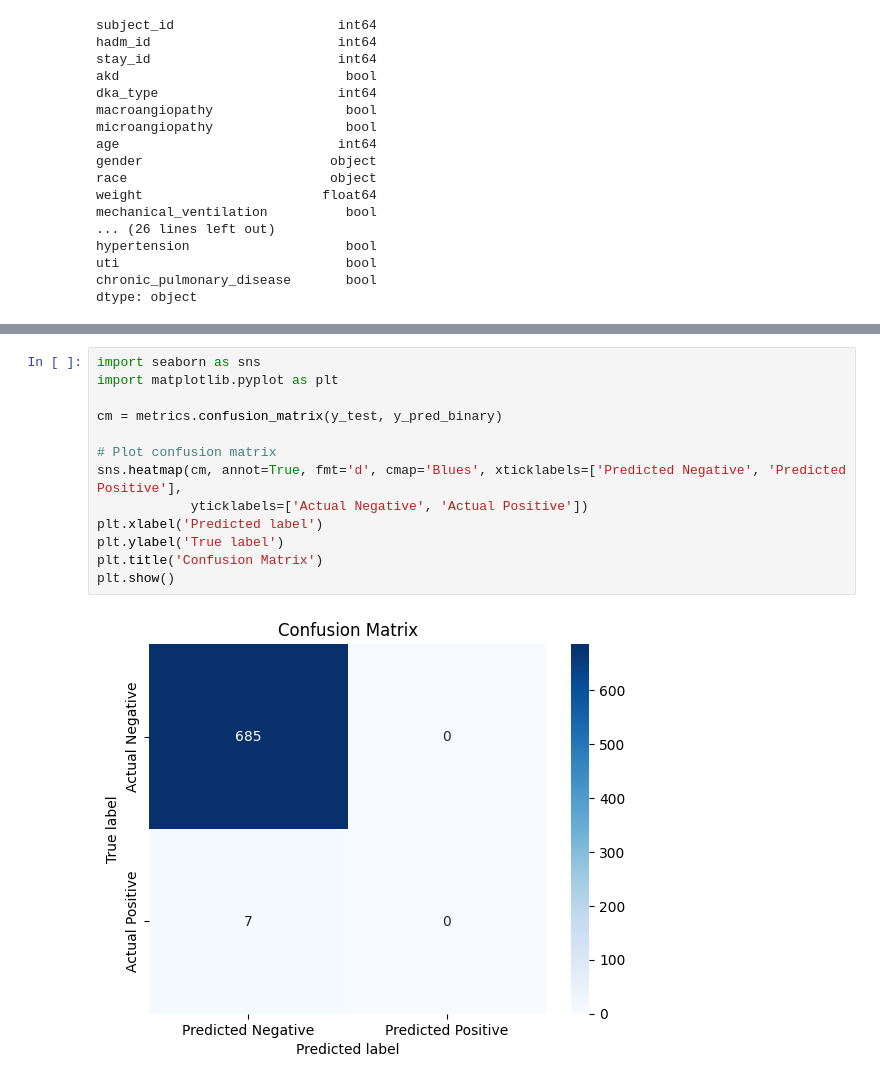
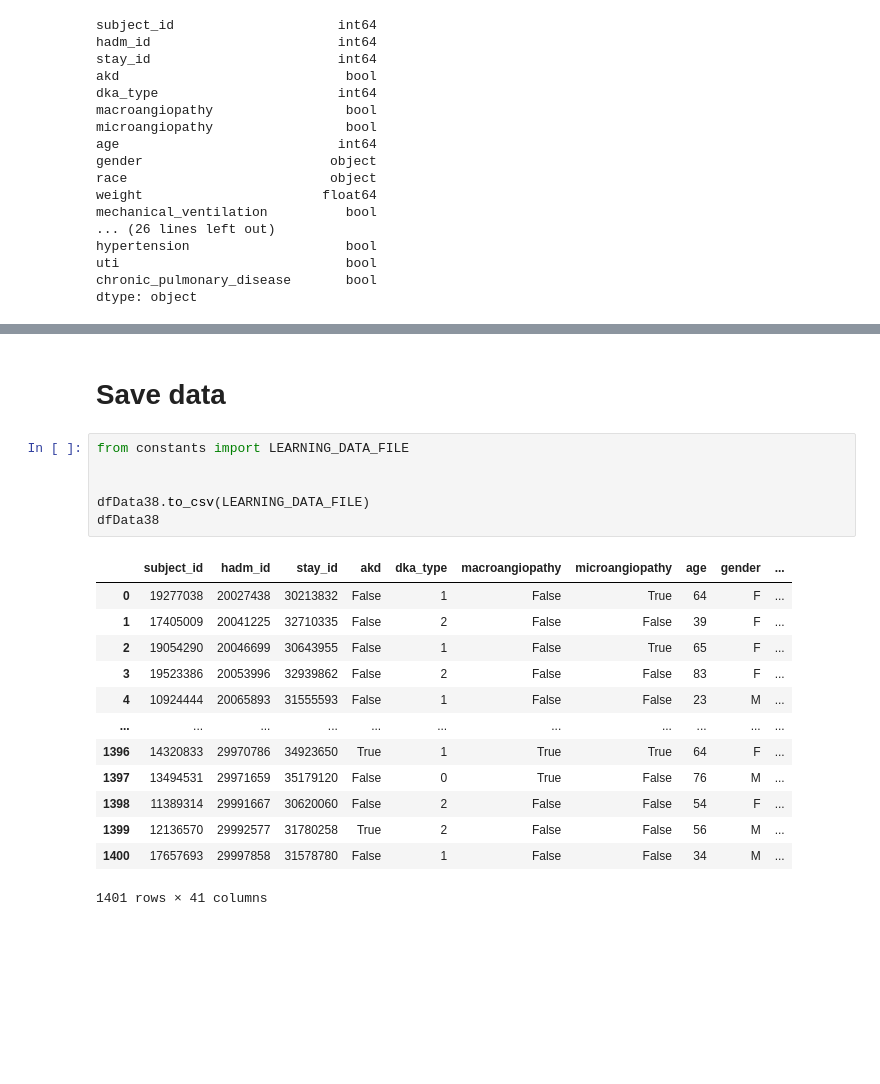
Before and after one commit to BuiHoangTu/hust.year2023.PredictingRiskDiabeticKetoacidosis-associatedKidneyInjury, a Jupyter notebook: data.ipynb, the cells around one changed output, grey strips where cells are left out. Saved outputs shown, nothing was run; the diff lists cells and outputs as text; blank space fills up the shorter version.

Commit message:
seperate file to data and ml

```diff
--- a/learning.ipynb
+++ b/data.ipynb
@@ -1010,15 +793,22 @@ F1 Score: 0.0
-# %%
-import seaborn as sns
-import matplotlib.pyplot as plt
-
-cm = metrics.confusion_matrix(y_test, y_pred_binary)
-
-# Plot confusion matrix
-sns.heatmap(cm, annot=True, fmt='d', cmap='Blues', xticklabels=['Predicted Negative', 'Predicted Positive'],
-            yticklabels=['Actual Negative', 'Actual Positive'])
-plt.xlabel('Predicted label')
-plt.ylabel('True label')
-plt.title('Confusion Matrix')
-plt.show()
-# %% [output]
-[figure, removed]
+# %% [markdown]
+# Save data
+# %%
+from constants import LEARNING_DATA_FILE
+
+
+dfData38.to_csv(LEARNING_DATA_FILE)
+dfData38
+# %% [output]
+|  | subject_id | hadm_id | stay_id | akd | dka_type | macroangiopathy | microangiopathy | age | gender | ... |
+| 0 | 19277038 | 20027438 | 30213832 | False | 1 | False | True | 64 | F | ... |
+| 1 | 17405009 | 20041225 | 32710335 | False | 2 | False | False | 39 | F | ... |
+| 2 | 19054290 | 20046699 | 30643955 | False | 1 | False | True | 65 | F | ... |
+| 3 | 19523386 | 20053996 | 32939862 | False | 2 | False | False | 83 | F | ... |
+| 4 | 10924444 | 20065893 | 31555593 | False | 1 | False | False | 23 | M | ... |
+| ... | ... | ... | ... | ... | ... | ... | ... | ... | ... | ... |
+| 1396 | 14320833 | 29970786 | 34923650 | True | 1 | True | True | 64 | F | ... |
+| 1397 | 13494531 | 29971659 | 35179120 | False | 0 | True | False | 76 | M | ... |
+| 1398 | 11389314 | 29991667 | 30620060 | False | 2 | False | False | 54 | F | ... |
+| 1399 | 12136570 | 29992577 | 31780258 | True | 2 | False | False | 56 | M | ... |
+| 1400 | 17657693 | 29997858 | 31578780 | False | 1 | False | False | 34 | M | ... |
+1401 rows × 41 columns
```
Also changed, not shown: parts of 12 cells of this notebook, 2 other files.
